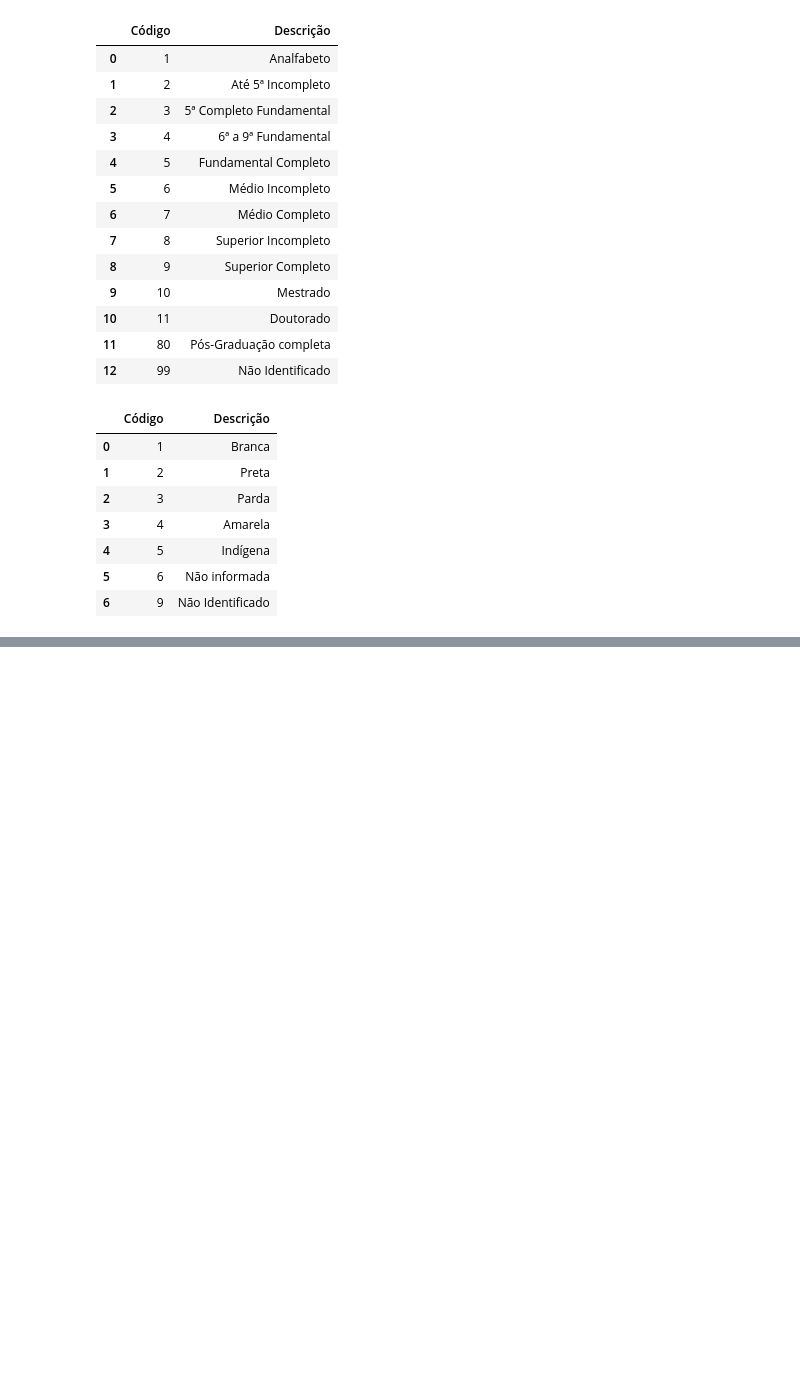
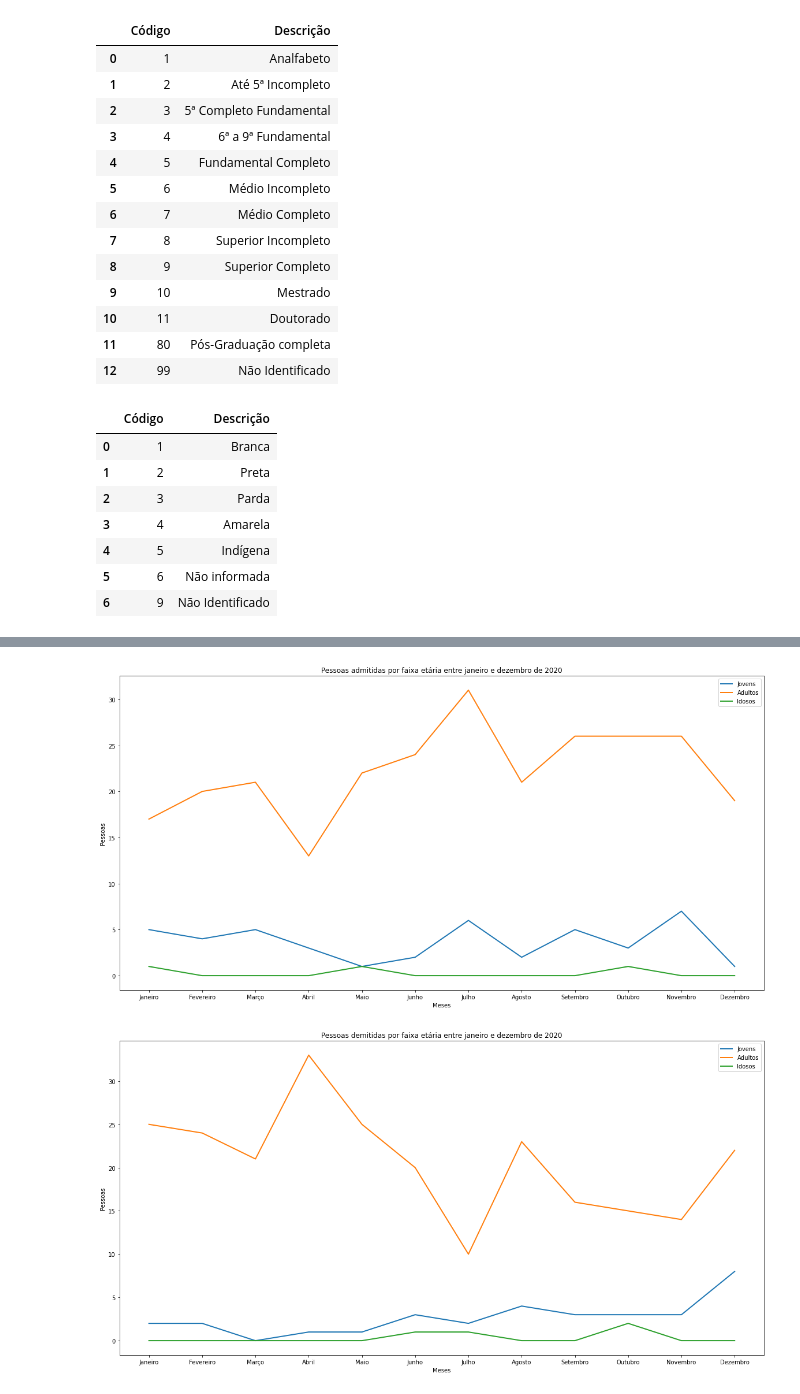
Before and after one commit to barbaraport/analise-empregabilidade-caged, a Jupyter notebook: analise-empregabilidade-caged.ipynb, the cells around one changed output, grey strips where cells are left out. Cells and saved outputs as stored; diff of their text form; code cells hidden in the pictures; blank space fills up the shorter version.

Commit message:
rearrumei contagem da faixa etária. agora exibe o gráfico corretamente*. ainda falta de 2021
*: até que se prove o contrário

```diff
--- a/analise-empregabilidade-caged.ipynb
+++ b/analise-empregabilidade-caged.ipynb
@@ -315,3 +353,20 @@ plotGraficoEmpregoGenero(mulheres_demitidos2021,homens_demitidos2021,'Homens','M
+# %%
+#função para renderizar o gráfico de emprego de acordo com a classe social
+def plotGraficoEmpregoFaixaEtaria(lista_Jovens,lista_Adultos,lista_Idosos,ylabel,xlabel,title,tamanhox,tamanhoy,meses):
+
+    fig, ax = plt.subplots()
+
+    ax.plot(meses, lista_Jovens, lw = 2, alpha = 1,label='Jovens')
+    ax.plot(meses, lista_Adultos, lw = 2, alpha = 1,label='Adultos')
+    ax.plot(meses, lista_Idosos, lw = 2, alpha = 1,label='Idosos')
+
+    fig.set_size_inches(tamanhox, tamanhoy)
+
+    ax.set_title(title)
+    ax.set_xlabel(xlabel)
+    ax.set_ylabel(ylabel)
+    ax.legend()
+    plt.show()
 # %%
 #Admissões e demissões por classe social 2020
 empregoPorClasseSocial2020 = {}
@@ -448,3 +468,27 @@ KeyError: 'Janeiro'
+# %%
+lista_Jovens_admitidos2020 = []
+lista_Jovens_demitidos2020 = []
+lista_Adultos_admitidos2020 = []
+lista_Adultos_demitidos2020 = []
+lista_Idosos_admitidos2020 = []
+lista_Idosos_demitidos2020 = []
+
+for mes,dic in empregoPorFaixaEtaria2020.items():
+    lista_Jovens_admitidos2020.append(dic['admitidos']['Jovens'])
+    lista_Jovens_demitidos2020.append(dic['demitidos']['Jovens'])
+    lista_Adultos_admitidos2020.append(dic['admitidos']['Adultos'])
+    lista_Adultos_demitidos2020.append(dic['demitidos']['Adultos'])
+    lista_Idosos_admitidos2020.append(dic['admitidos']['Idosos'])
+    lista_Idosos_demitidos2020.append(dic['demitidos']['Idosos'])
+
+# grafico pessoas admitidos por faixa etaria em 2020
+plotGraficoEmpregoFaixaEtaria(lista_Jovens_admitidos2020,lista_Adultos_admitidos2020,lista_Idosos_admitidos2020,'Pessoas','Meses','Pessoas admitidas por faixa etária entre janeiro e dezembro de 2020',20,10,meses_grafico2020)
+
+# grafico pessoas admitidos por faixa etaria em 2020
+plotGraficoEmpregoFaixaEtaria(lista_Jovens_demitidos2020,lista_Adultos_demitidos2020,lista_Idosos_demitidos2020,'Pessoas','Meses','Pessoas demitidas por faixa etária entre janeiro e dezembro de 2020',20,10,meses_grafico2020)
+# %% [output]
+[figure, added]
+[figure, added]
 # %%
 #*Média salárial por raça*
 Branca = {'salario':0 , 'quantidade':0, 'media':0}
```
Also changed, not shown: parts of 7 cells of this notebook.
